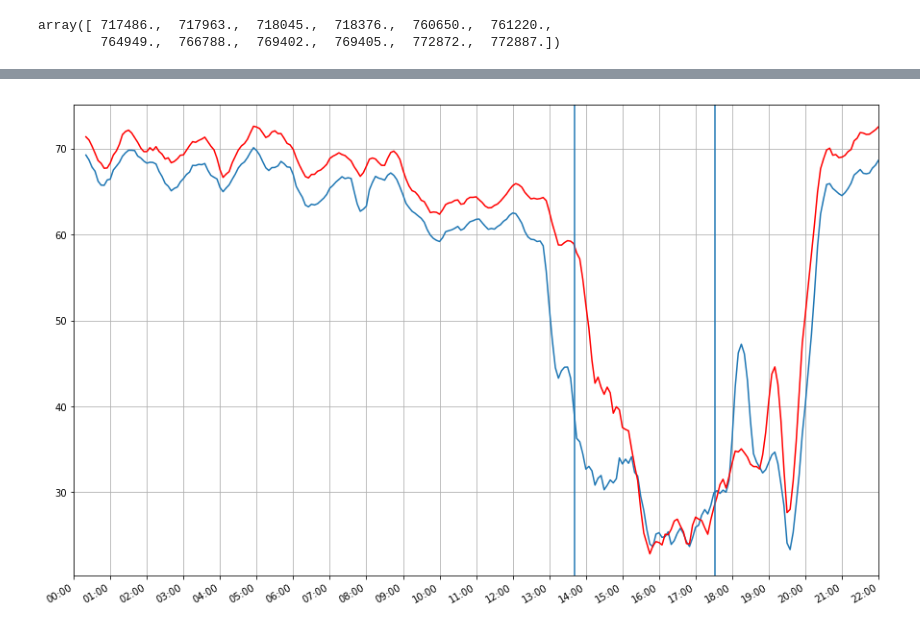
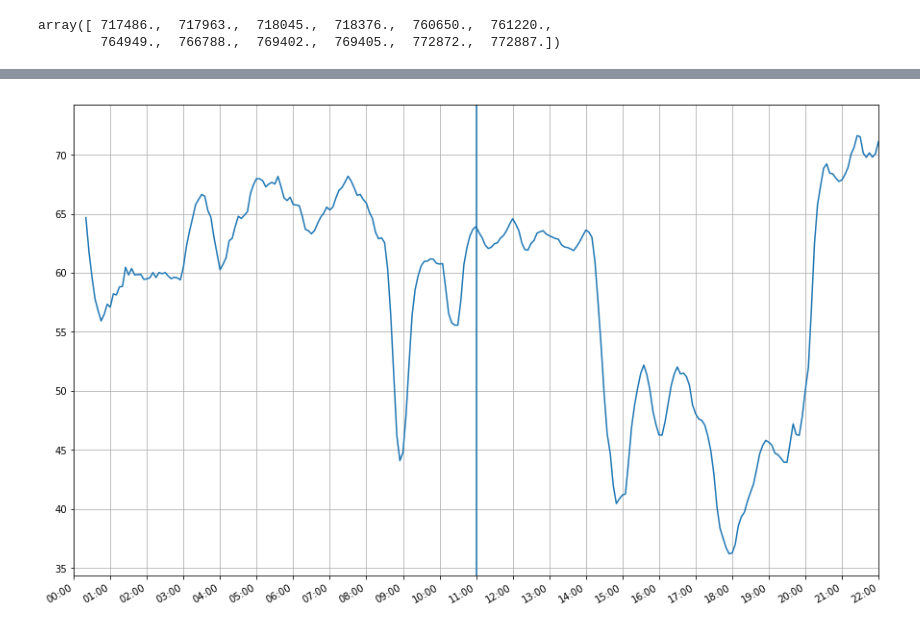
Before and after one commit to frolovconst/TC_w_ML, a Jupyter notebook: incidents_touch/fst_trial.ipynb, the cells around one changed output, grey strips where cells are left out. Drawn from its saved outputs; the diff is of its cells as text; code cells hidden in the pictures.

```diff
--- a/incidents_touch/fst_trial.ipynb
+++ b/incidents_touch/fst_trial.ipynb
@@ -77,12 +77,11 @@ st1_coords_ccrs = [stations_active['Latitude'][0], stations_active['Longitude'][
 fig = plt.figure(figsize=[15,10])
 ax = fig.gca(projection=ccrs.PlateCarree())
 ax.stock_img()
+ax.set_xlim((min_lon, max_lon))
+ax.set_ylim((min_lat, max_lat))
 plt.plot(stations_active['Longitude'], stations_active['Latitude'], transform=ccrs.PlateCarree(), marker='o', linestyle='')
 plt.plot(data_inc_d07[data_inc_d07['District']==7]['Longitude'], data_inc_d07[data_inc_d07['District']==7]['Latitude'], marker='x', color='red', linestyle='')
 plt.plot(data_inc_d07[data_inc_d07['District']==7]['Longitude'].mean(), data_inc_d07[data_inc_d07['District']==7]['Latitude'].mean()-.05, marker='*', markersize=10, color='black', linestyle='')
-# ax.set_xlim()
-# ax.set_extent((min_lon-10, max_lon+10, min_lat-10, max_lat+10))
-ax.set_extent((min_lon, max_lon, min_lat, max_lat))
 plt.show()
 # %% [output]
 [figure]
@@ -528,0 +500,2 @@ get_next_downstream_station(stations_active,stID,data_inc_d07, incID)
+# %%
+data_srs_smoothed = pd.read_csv('../data/PeMS/Series/smoothed/d07_text_station_5min_2017_10_09.csv', parse_dates=[0])
@@ -529,4 +542,4 @@ get_next_downstream_station(stations_active,stID,data_inc_d07, incID)
 # %%
-plot_two_station_data_w_nearest_incds(data_srs_smoothed, data_inc_d07, stations_active, stID, 773154,vicinity_km=2, chrstc_to_plot = 'Avg Speed')
+plot_station_data_w_nearest_incds(data_srs_smoothed, data_inc_d07, stations_active, 717635, vicinity_km=2, chrstc_to_plot = 'Avg Speed')
 # %% [output]
-[figure, old version]
+[figure, new version]
```
Also changed, not shown: parts of 42 cells of this notebook, 4 other files.
